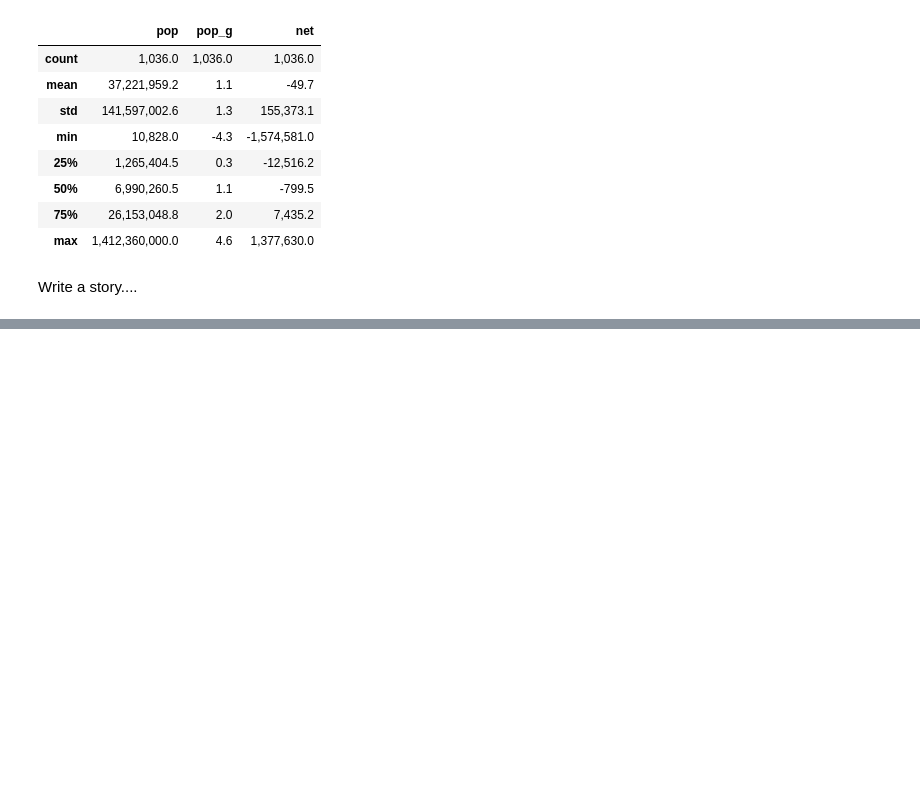
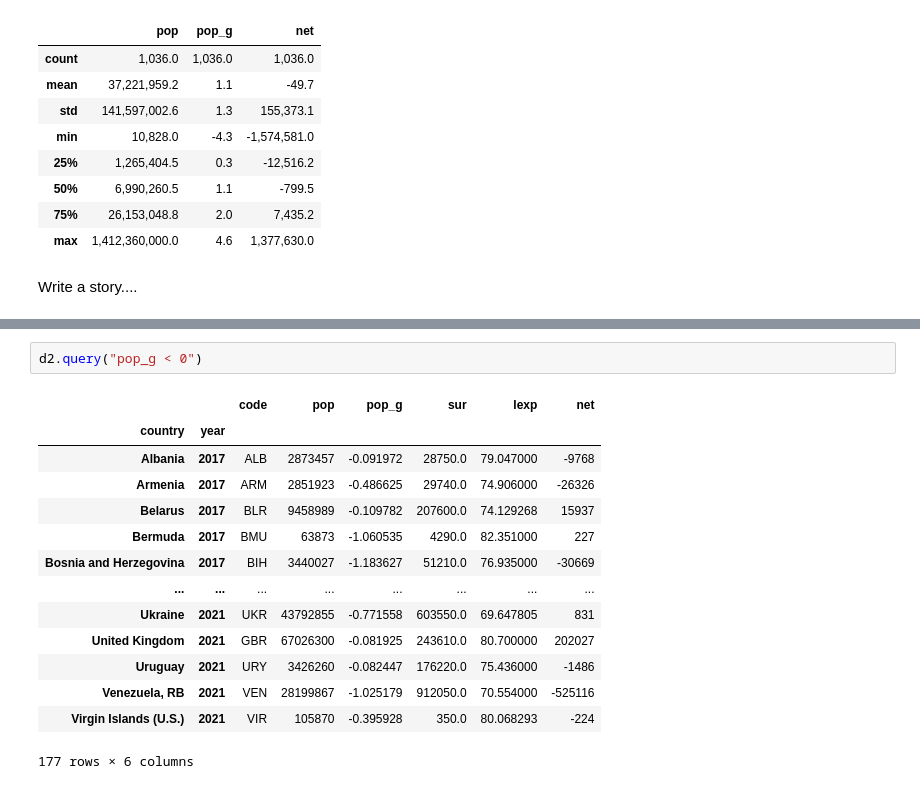
Before and after one commit to FintradeLab/CinC_24_I, a Jupyter notebook: 04_Pandas.ipynb, the cells around one changed output, grey strips where cells are left out. Saved outputs shown, nothing was run; the diff lists cells and outputs as text; blank space fills up the shorter version.

```diff
--- a/04_Pandas.ipynb
+++ b/04_Pandas.ipynb
@@ -185,0 +239,17 @@ Write a story....
+# %%
+d2.query("pop_g < 0")
+# %% [output]
+|  |  | code | pop | pop_g | sur | lexp | net |
+| country | year |  |  |  |  |  |  |
+| Albania | 2017 | ALB | 2873457 | -0.091972 | 28750.0 | 79.047000 | -9768 |
+| Armenia | 2017 | ARM | 2851923 | -0.486625 | 29740.0 | 74.906000 | -26326 |
+| Belarus | 2017 | BLR | 9458989 | -0.109782 | 207600.0 | 74.129268 | 15937 |
+| Bermuda | 2017 | BMU | 63873 | -1.060535 | 4290.0 | 82.351000 | 227 |
+| Bosnia and Herzegovina | 2017 | BIH | 3440027 | -1.183627 | 51210.0 | 76.935000 | -30669 |
+| ... | ... | ... | ... | ... | ... | ... | ... |
+| Ukraine | 2021 | UKR | 43792855 | -0.771558 | 603550.0 | 69.647805 | 831 |
+| United Kingdom | 2021 | GBR | 67026300 | -0.081925 | 243610.0 | 80.700000 | 202027 |
+| Uruguay | 2021 | URY | 3426260 | -0.082447 | 176220.0 | 75.436000 | -1486 |
+| Venezuela, RB | 2021 | VEN | 28199867 | -1.025179 | 912050.0 | 70.554000 | -525116 |
+| Virgin Islands (U.S.) | 2021 | VIR | 105870 | -0.395928 | 350.0 | 80.068293 | -224 |
+177 rows × 6 columns
```
Also changed, not shown: parts of 9 cells of this notebook.
